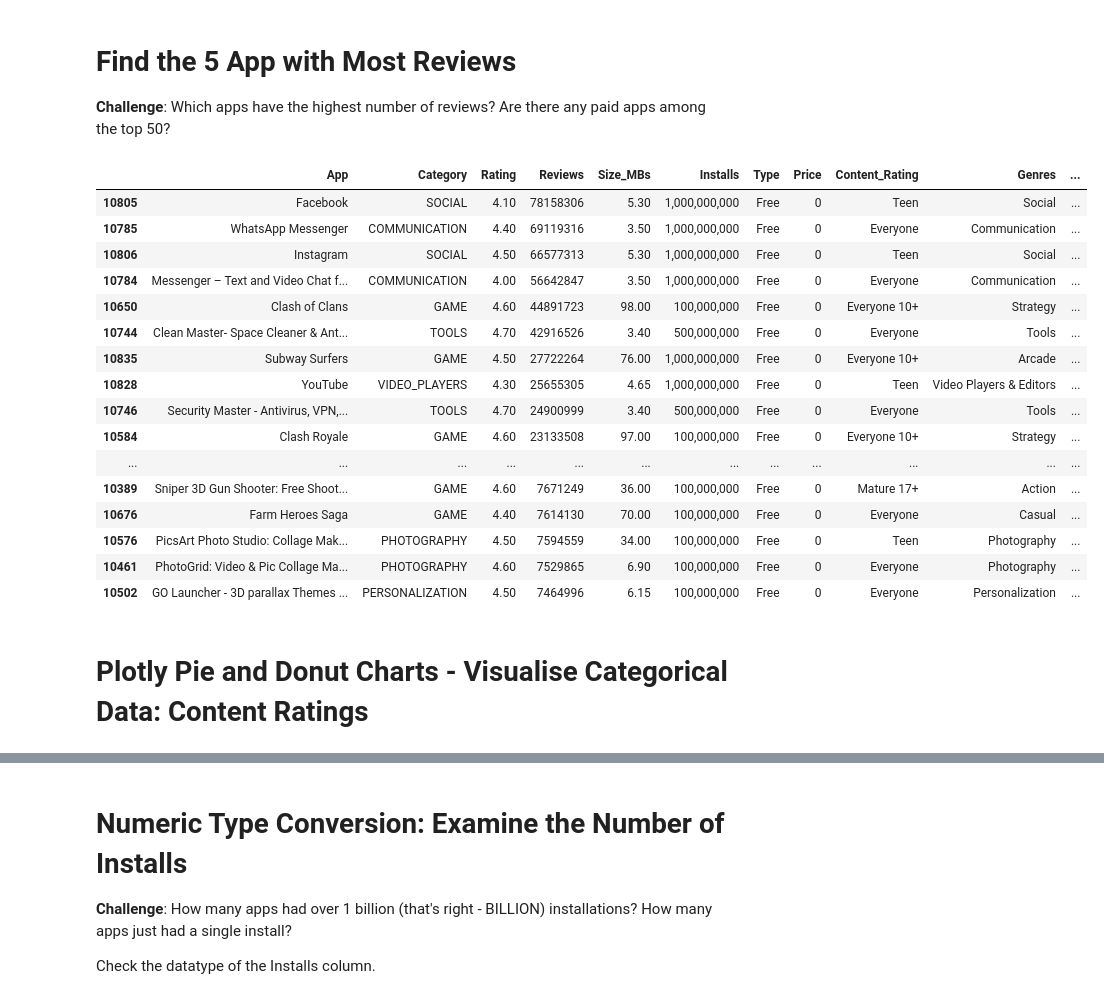
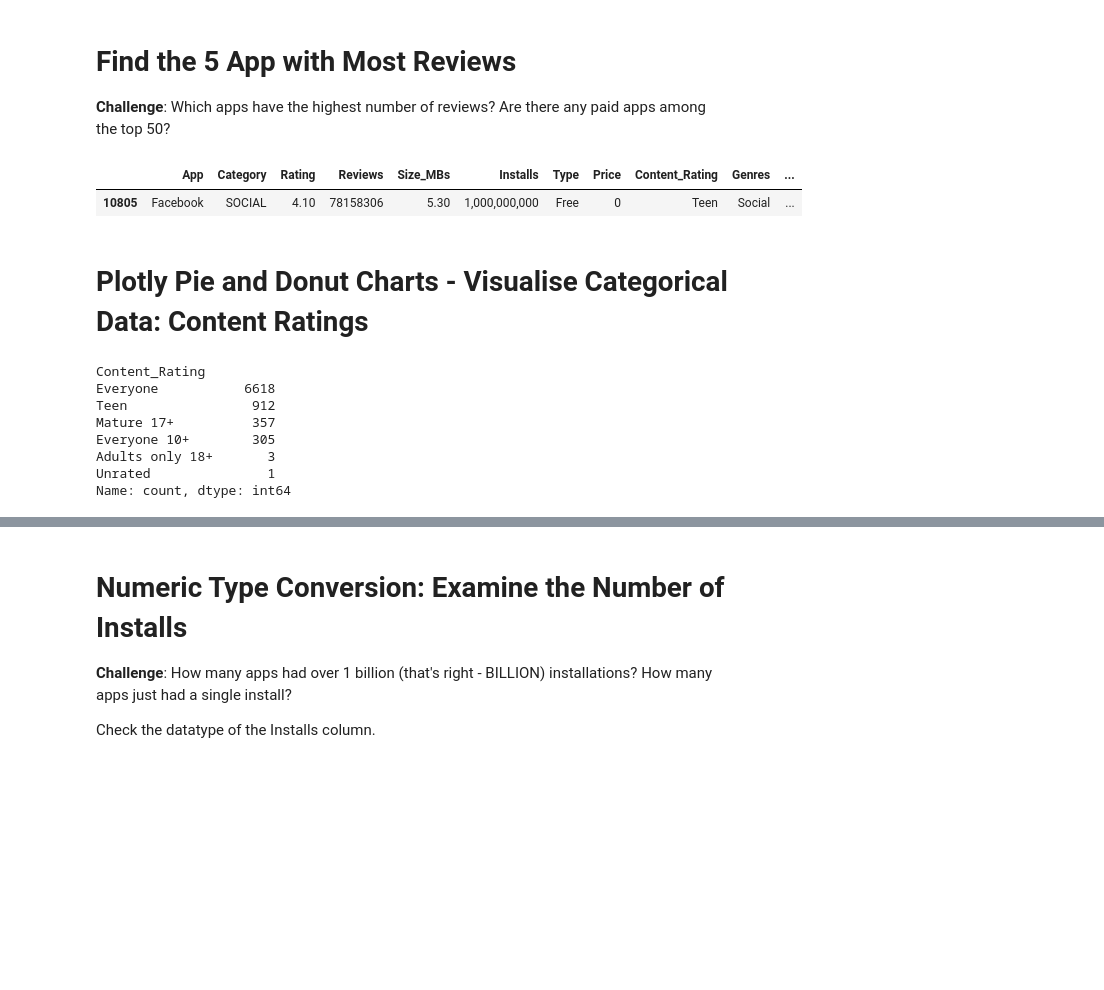
Before and after one commit to Golden-Leaves/100daysofpython, a Jupyter notebook: data_science/google_play_store_project/Google Play Store App Analytics (start).ipynb, the cells around one changed output, grey strips where cells are left out. Drawn from its saved outputs; the diff is of its cells as text; code cells hidden in the pictures; blank space fills up the shorter version.

```diff
--- a/data_science/google_play_store_project/Google Play Store App Analytics (start).ipynb
+++ b/data_science/google_play_store_project/Google Play Store App Analytics (start).ipynb
@@ -152,24 +153,21 @@ df_apps_clean.groupby("App").agg({"Size_MBs": max}).sort_values("Size_MBs",ascen
 
 **Challenge**: Which apps have the highest number of reviews? Are there any paid apps among the top 50?
 # %%
-df_apps_clean.sort_values("Reviews",ascending=False).head(50)
+df_apps_clean.sort_values("Reviews",ascending=False).head(1)
 # %% [output]
 |  | App | Category | Rating | Reviews | Size_MBs | Installs | Type | Price | Content_Rating | Genres | ... |
 | 10805 | Facebook | SOCIAL | 4.10 | 78158306 | 5.30 | 1,000,000,000 | Free | 0 | Teen | Social | ... |
-| 10785 | WhatsApp Messenger | COMMUNICATION | 4.40 | 69119316 | 3.50 | 1,000,000,000 | Free | 0 | Everyone | Communication | ... |
-| 10806 | Instagram | SOCIAL | 4.50 | 66577313 | 5.30 | 1,000,000,000 | Free | 0 | Teen | Social | ... |
-| 10784 | Messenger – Text and Video Chat f... | COMMUNICATION | 4.00 | 56642847 | 3.50 | 1,000,000,000 | Free | 0 | Everyone | Communication | ... |
-| 10650 | Clash of Clans | GAME | 4.60 | 44891723 | 98.00 | 100,000,000 | Free | 0 | Everyone 10+ | Strategy | ... |
-| 10744 | Clean Master- Space Cleaner & Ant... | TOOLS | 4.70 | 42916526 | 3.40 | 500,000,000 | Free | 0 | Everyone | Tools | ... |
-| 10835 | Subway Surfers | GAME | 4.50 | 27722264 | 76.00 | 1,000,000,000 | Free | 0 | Everyone 10+ | Arcade | ... |
-| 10828 | YouTube | VIDEO_PLAYERS | 4.30 | 25655305 | 4.65 | 1,000,000,000 | Free | 0 | Teen | Video Players & Editors | ... |
-| 10746 | Security Master - Antivirus, VPN,... | TOOLS | 4.70 | 24900999 | 3.40 | 500,000,000 | Free | 0 | Everyone | Tools | ... |
-| 10584 | Clash Royale | GAME | 4.60 | 23133508 | 97.00 | 100,000,000 | Free | 0 | Everyone 10+ | Strategy | ... |
-| ... | ... | ... | ... | ... | ... | ... | ... | ... | ... | ... | ... |
-| 10389 | Sniper 3D Gun Shooter: Free Shoot... | GAME | 4.60 | 7671249 | 36.00 | 100,000,000 | Free | 0 | Mature 17+ | Action | ... |
-| 10676 | Farm Heroes Saga | GAME | 4.40 | 7614130 | 70.00 | 100,000,000 | Free | 0 | Everyone | Casual | ... |
-| 10576 | PicsArt Photo Studio: Collage Mak... | PHOTOGRAPHY | 4.50 | 7594559 | 34.00 | 100,000,000 | Free | 0 | Teen | Photography | ... |
-| 10461 | PhotoGrid: Video & Pic Collage Ma... | PHOTOGRAPHY | 4.60 | 7529865 | 6.90 | 100,000,000 | Free | 0 | Everyone | Photography | ... |
-| 10502 | GO Launcher - 3D parallax Themes ... | PERSONALIZATION | 4.50 | 7464996 | 6.15 | 100,000,000 | Free | 0 | Everyone | Personalization | ... |
 # %% [markdown]
 # Plotly Pie and Donut Charts - Visualise Categorical Data: Content Ratings
+# %%
+ratings = df_apps_clean["Content_Rating"].value_counts()
+ratings
+# %% [output]
+Content_Rating
+Everyone           6618
+Teen                912
+Mature 17+          357
+Everyone 10+        305
+Adults only 18+       3
+Unrated               1
+Name: count, dtype: int64
```
Also changed, not shown: parts of 5 cells of this notebook.
